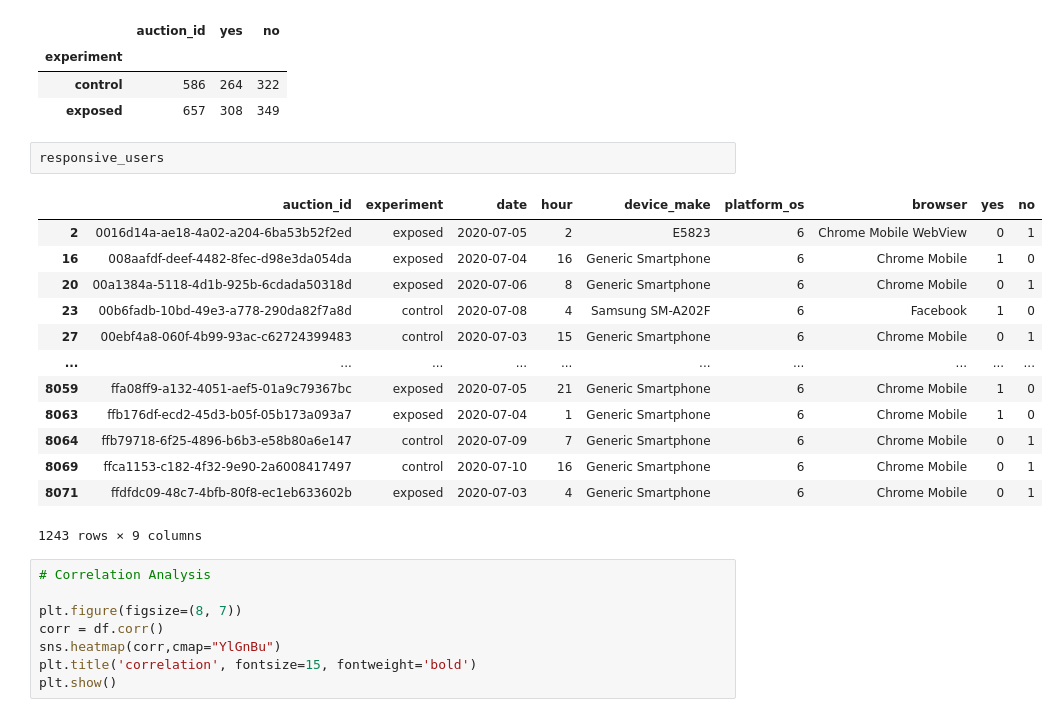
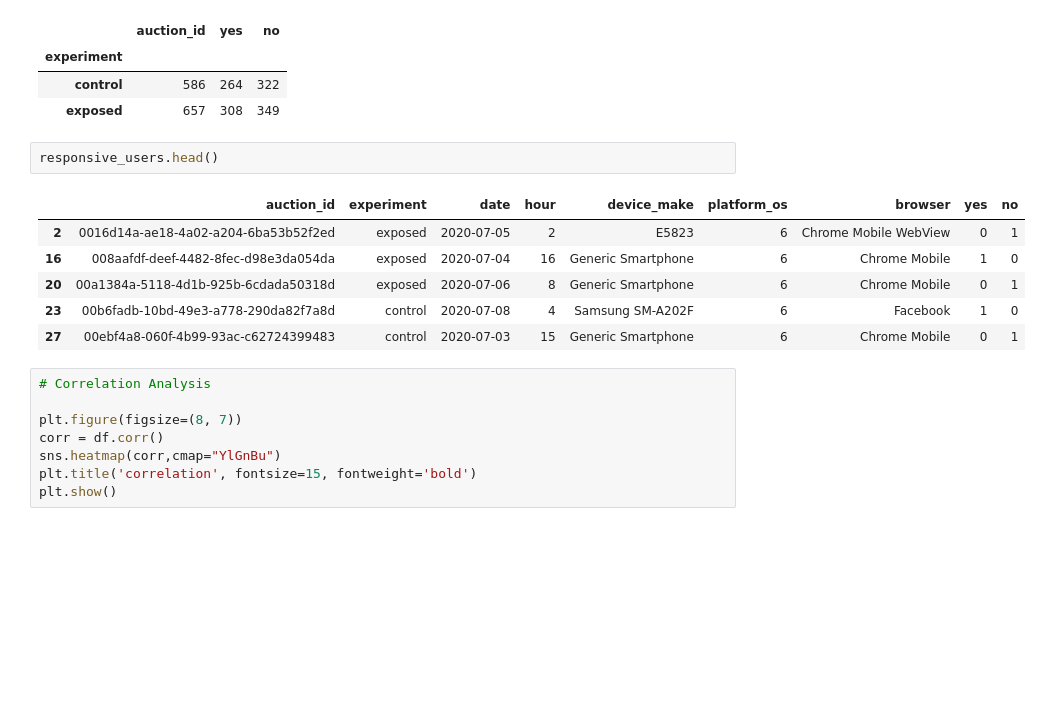
Before and after one commit to TenAcademy/A_B-Hypothesis-Testing, a Jupyter notebook: notebooks/classical_abtest.ipynb, the cells around one changed output. Saved outputs shown, nothing was run; the diff lists cells and outputs as text; blank space fills up the shorter version.

```diff
--- a/notebooks/classical_abtest.ipynb
+++ b/notebooks/classical_abtest.ipynb
@@ -41,21 +41,14 @@ responsive_users.groupby('experiment').agg({'auction_id':'count','yes':'sum','no
 | control | 586 | 264 | 322 |
 | exposed | 657 | 308 | 349 |
 # %%
-responsive_users
+responsive_users.head()
 # %% [output]
 |  | auction_id | experiment | date | hour | device_make | platform_os | browser | yes | no |
 | 2 | 0016d14a-ae18-4a02-a204-6ba53b52f2ed | exposed | 2020-07-05 | 2 | E5823 | 6 | Chrome Mobile WebView | 0 | 1 |
 | 16 | 008aafdf-deef-4482-8fec-d98e3da054da | exposed | 2020-07-04 | 16 | Generic Smartphone | 6 | Chrome Mobile | 1 | 0 |
 | 20 | 00a1384a-5118-4d1b-925b-6cdada50318d | exposed | 2020-07-06 | 8 | Generic Smartphone | 6 | Chrome Mobile | 0 | 1 |
 | 23 | 00b6fadb-10bd-49e3-a778-290da82f7a8d | control | 2020-07-08 | 4 | Samsung SM-A202F | 6 | Facebook | 1 | 0 |
 | 27 | 00ebf4a8-060f-4b99-93ac-c62724399483 | control | 2020-07-03 | 15 | Generic Smartphone | 6 | Chrome Mobile | 0 | 1 |
-| ... | ... | ... | ... | ... | ... | ... | ... | ... | ... |
-| 8059 | ffa08ff9-a132-4051-aef5-01a9c79367bc | exposed | 2020-07-05 | 21 | Generic Smartphone | 6 | Chrome Mobile | 1 | 0 |
-| 8063 | ffb176df-ecd2-45d3-b05f-05b173a093a7 | exposed | 2020-07-04 | 1 | Generic Smartphone | 6 | Chrome Mobile | 1 | 0 |
-| 8064 | ffb79718-6f25-4896-b6b3-e58b80a6e147 | control | 2020-07-09 | 7 | Generic Smartphone | 6 | Chrome Mobile | 0 | 1 |
-| 8069 | ffca1153-c182-4f32-9e90-2a6008417497 | control | 2020-07-10 | 16 | Generic Smartphone | 6 | Chrome Mobile | 0 | 1 |
-| 8071 | ffdfdc09-48c7-4bfb-80f8-ec1eb633602b | exposed | 2020-07-03 | 4 | Generic Smartphone | 6 | Chrome Mobile | 0 | 1 |
-1243 rows × 9 columns
 # %%
 # Correlation Analysis
 
```
Also changed, not shown: parts of 1 cell of this notebook.
